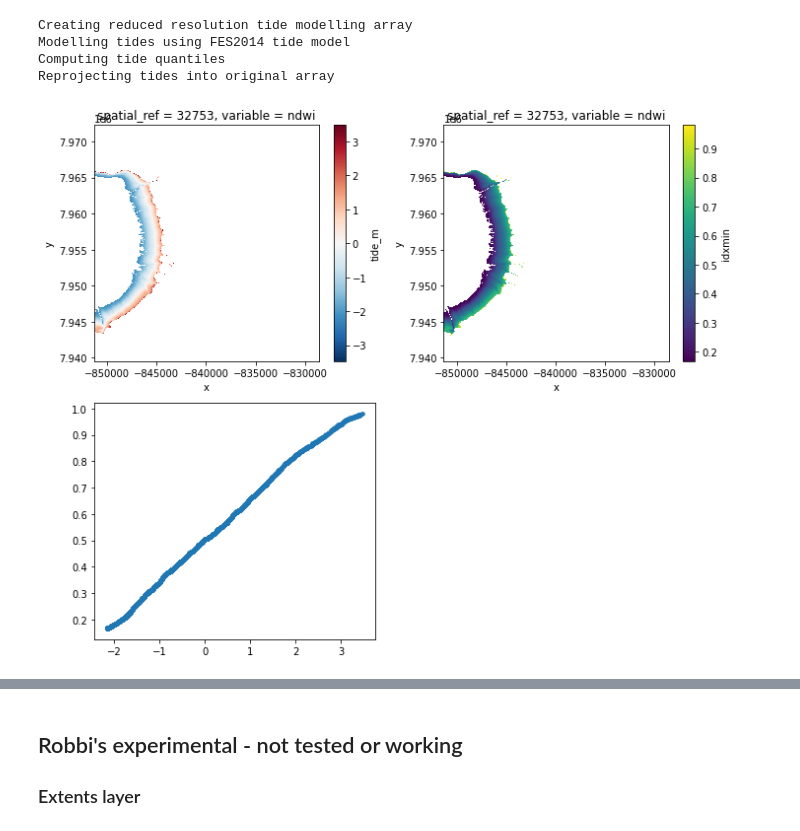
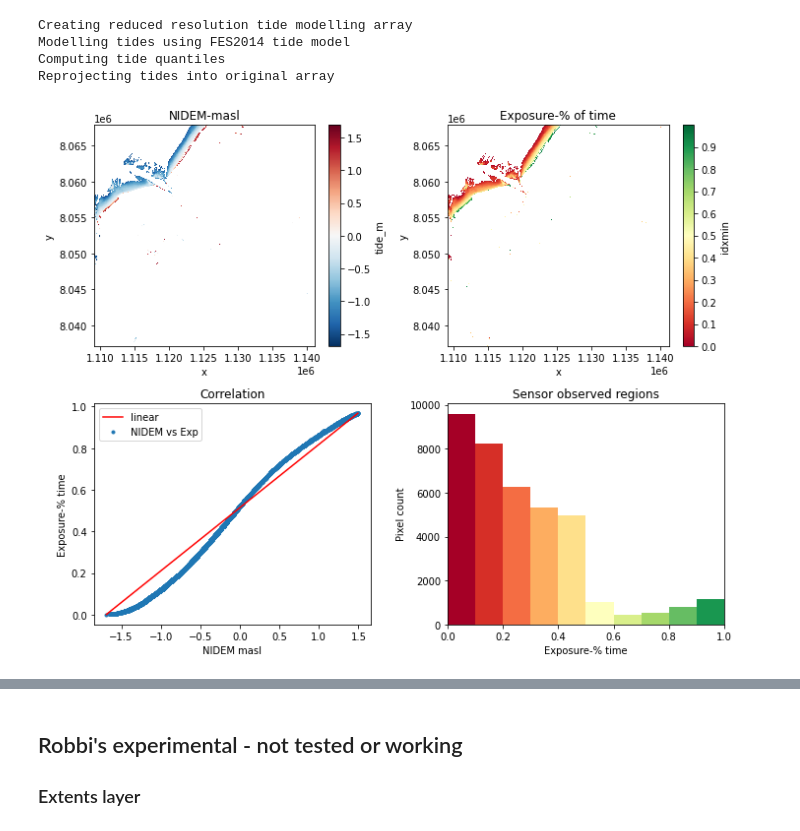
Before and after one commit to GeoscienceAustralia/dea-intertidal, a Jupyter notebook: notebooks/Intertidal_elevation_exposure_pixel.ipynb, the cells around one changed output, grey strips where cells are left out. Saved outputs shown, nothing was run; the diff lists cells and outputs as text; code cells hidden in the pictures.

Commit message:
tide-model plotting
plot time-range inputs to nidem and exposure models to compare outputs

```diff
--- a/notebooks/Intertidal_elevation_exposure_pixel.ipynb
+++ b/notebooks/Intertidal_elevation_exposure_pixel.ipynb
@@ -78,7 +77,9 @@ Worker: 0
 # %% [markdown]
 ### Set analysis parameters
 # %%
-study_area = 507 ## 507 Roebuck Bay (also 506, 519)
+study_area = 481 ##481:Kurumba,Qld ## 507: Roebuck Bay (also 506, 519)
+
+## Nidem variables
 fname = 'testing'
 start_year = 2020
 end_year = 2021
@@ -88,6 +89,19 @@ ndwi_thresh = 0.1
 include_s2 = True
 include_ls = False
 
+## Exposure variables
+## Tidal modelling period. Format: 'YYYY-MM-DD HH:MM:SS'
+time_start = '2020-01-01 00:00:00'
+time_end = '2021-01-01 00:00:00'
+
+## Set the frequency to run the tidal model e.g '30min' or '1h'
+modelled_freq='30min'
+
+# Generate range of times covering entire period of satellite record
+all_timerange = pd.date_range(start=time_start,
+                              end=time_end,
+                              freq=modelled_freq)
+
 # Load analysis params from config file
 config = load_config(
     config_path='configs/dea_intertidal_config.yaml')
@@ -397,13 +404,48 @@ Computing tide quantiles
 Reprojecting tides into original array
 # %%
 ## Plot
+y=np.linspace((DEM['idxmin']).min(),(DEM['idxmin']).max())#, 100])
+x=np.linspace((DEM['tide_m']).min(),(DEM['tide_m']).max())#, 100])
+
 fig = plt.figure(figsize=(10,8))
 ax1 = fig.add_subplot(2,2,1)
 ax2 = fig.add_subplot(2,2,2)
 ax3 = fig.add_subplot(2,2,3)
+ax4 = fig.add_subplot(2,2,4)
+## Plot NIDEM
 DEM.tide_m.plot(ax=ax1)
-DEM['idxmin'].plot(ax=ax2)
-ax3.scatter(DEM['tide_m'], DEM['idxmin'], marker='.')
+ax1.set_title('NIDEM-masl')
+# # ax1.legend('Elevation (masl)')
+# ax1.clabelcolorbar.set_label('Elevation (masl)')
+# plt.colorbar(ax=ax1, label='Elevation (masl)')
+
+## Plot Exposure
+DEM['idxmin'].plot(ax=ax2, cmap='RdYlGn', levels=np.arange(0,1,.001))
+ax2.set_title('Exposure-% of time')
+# ax2.legend('Exposure (%)')
+# ax2.colorbar.set_label('Exposure (%)')
+# plt.colorbar(ax=ax2, label= 'Exposure (%)')
+
+## Plot NIDEM/Exposure correlation
+ax3.scatter(DEM['tide_m'], DEM['idxmin'], marker='.', label='NIDEM vs Exp')
+ax3.set_title('Correlation')
+ax3.plot(x,y, label='linear', color='red')
+ax3.set_xlabel('NIDEM masl')
+ax3.set_ylabel('Exposure-% time')
+ax3.legend()
+
+## Plot histogram of sensor observed exposure pixels
+bins=np.arange(0, 1.1, 0.1)
+y, binedges, _ = xr.plot.hist(DEM['idxmin'], xlim=(0,1), bins=bins)
+bincenters = (0.5*(binedges[1:] + binedges[:-1]))
+category_colors = plt.get_cmap('RdYlGn')(np.arange(0.0, 1.0, 0.1))
+ax4.bar(bincenters, y, width=0.1, color=category_colors)
+ax4.set_title('Sensor observed regions')
+ax4.set_xlabel('Exposure-% time')
+ax4.set_ylabel('Pixel count')
+
+
 fig.tight_layout()
+plt.show()
 # %% [output]
-[figure, old version]
+[figure, new version]
```
Also changed, not shown: parts of 18 cells of this notebook.
